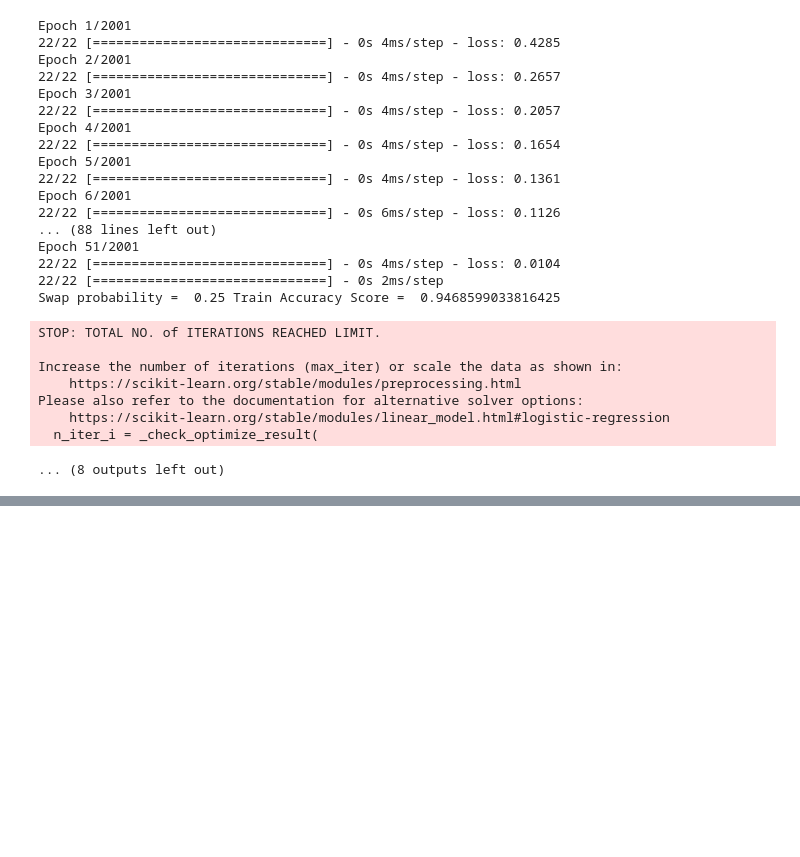
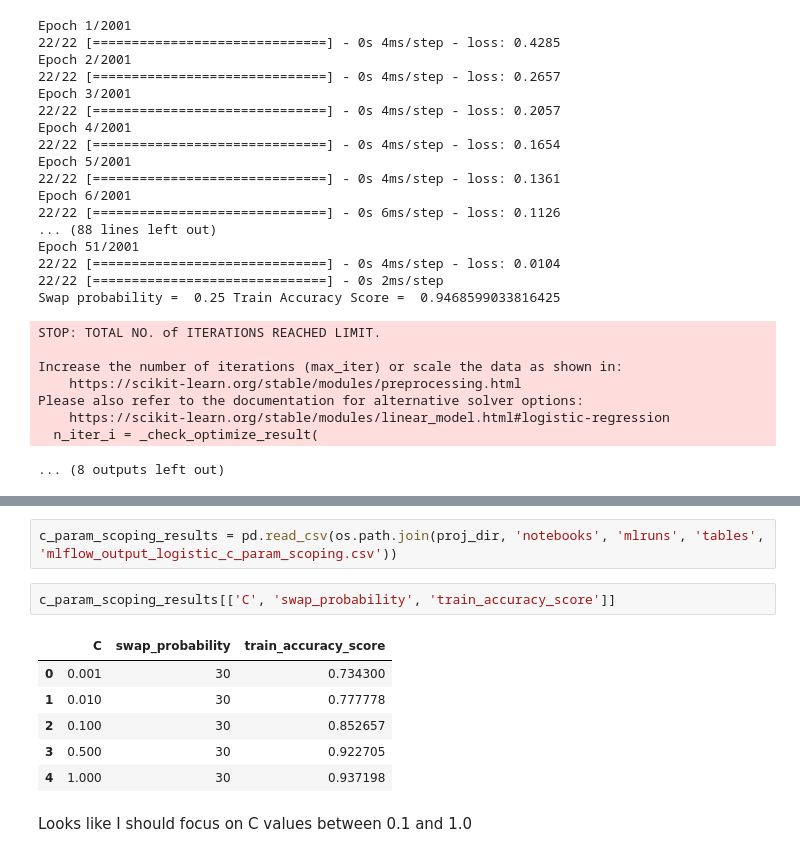
Before and after one commit to ejallain/kaggle-playground-series-s3e12, a Jupyter notebook: notebooks/04-eja-dae-model.ipynb, the cells around one changed output, grey strips where cells are left out. Drawn from its saved outputs; the diff is of its cells as text; blank space fills up the shorter version.

```diff
--- a/notebooks/04-eja-dae-model.ipynb
+++ b/notebooks/04-eja-dae-model.ipynb
@@ -512,0 +579,13 @@ Please also refer to the documentation for alternative solver options:
+# %%
+c_param_scoping_results = pd.read_csv(os.path.join(proj_dir, 'notebooks', 'mlruns', 'tables', 'mlflow_output_logistic_c_param_scoping.csv'))
+# %%
+c_param_scoping_results[['C', 'swap_probability', 'train_accuracy_score']]
+# %% [output]
+|  | C | swap_probability | train_accuracy_score |
+| 0 | 0.001 | 30 | 0.734300 |
+| 1 | 0.010 | 30 | 0.777778 |
+| 2 | 0.100 | 30 | 0.852657 |
+| 3 | 0.500 | 30 | 0.922705 |
+| 4 | 1.000 | 30 | 0.937198 |
+# %% [markdown]
+Looks like I should focus on C values between 0.1 and 1.0
```
Also changed, not shown: parts of 25 cells of this notebook, 1 other file.
